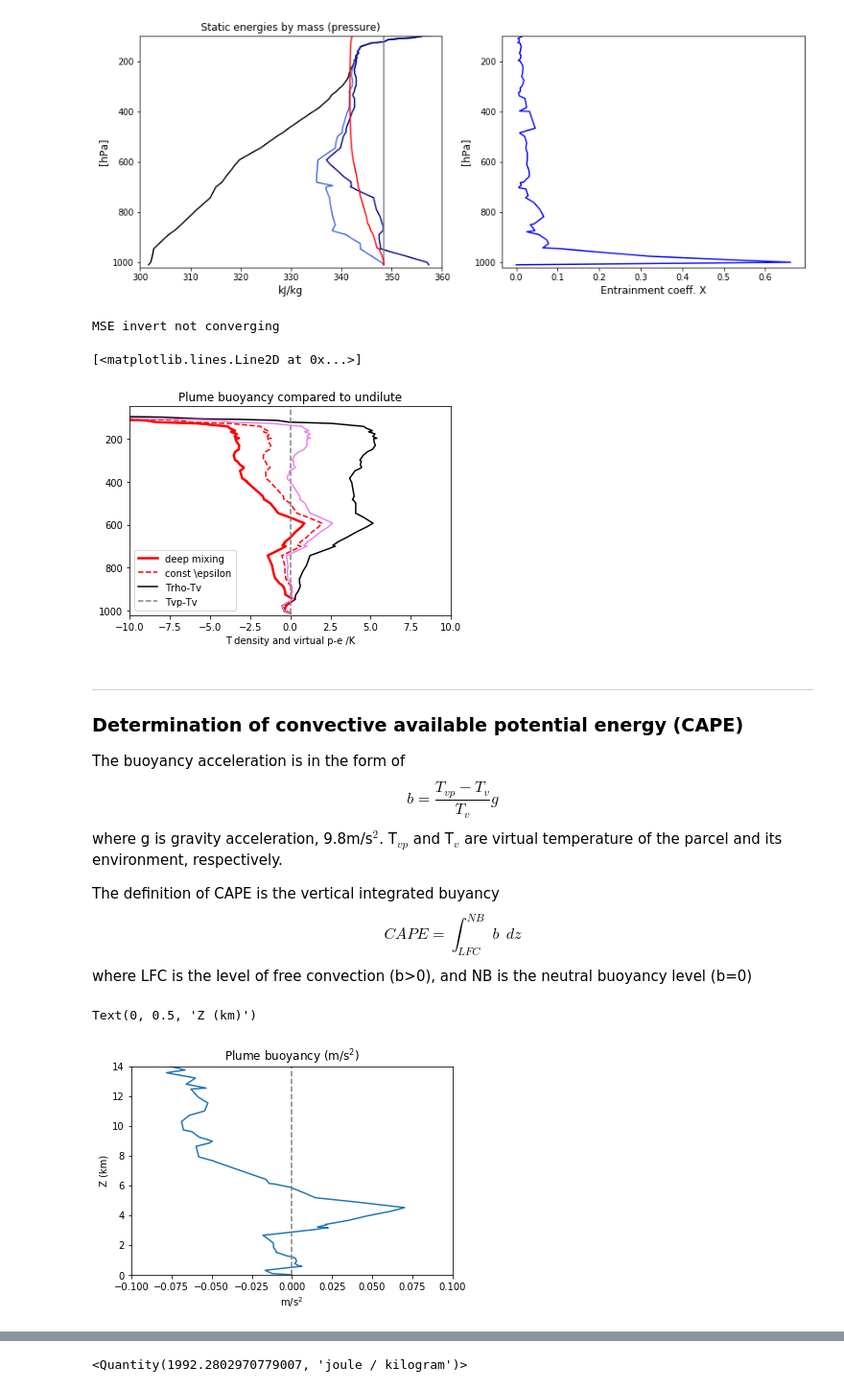
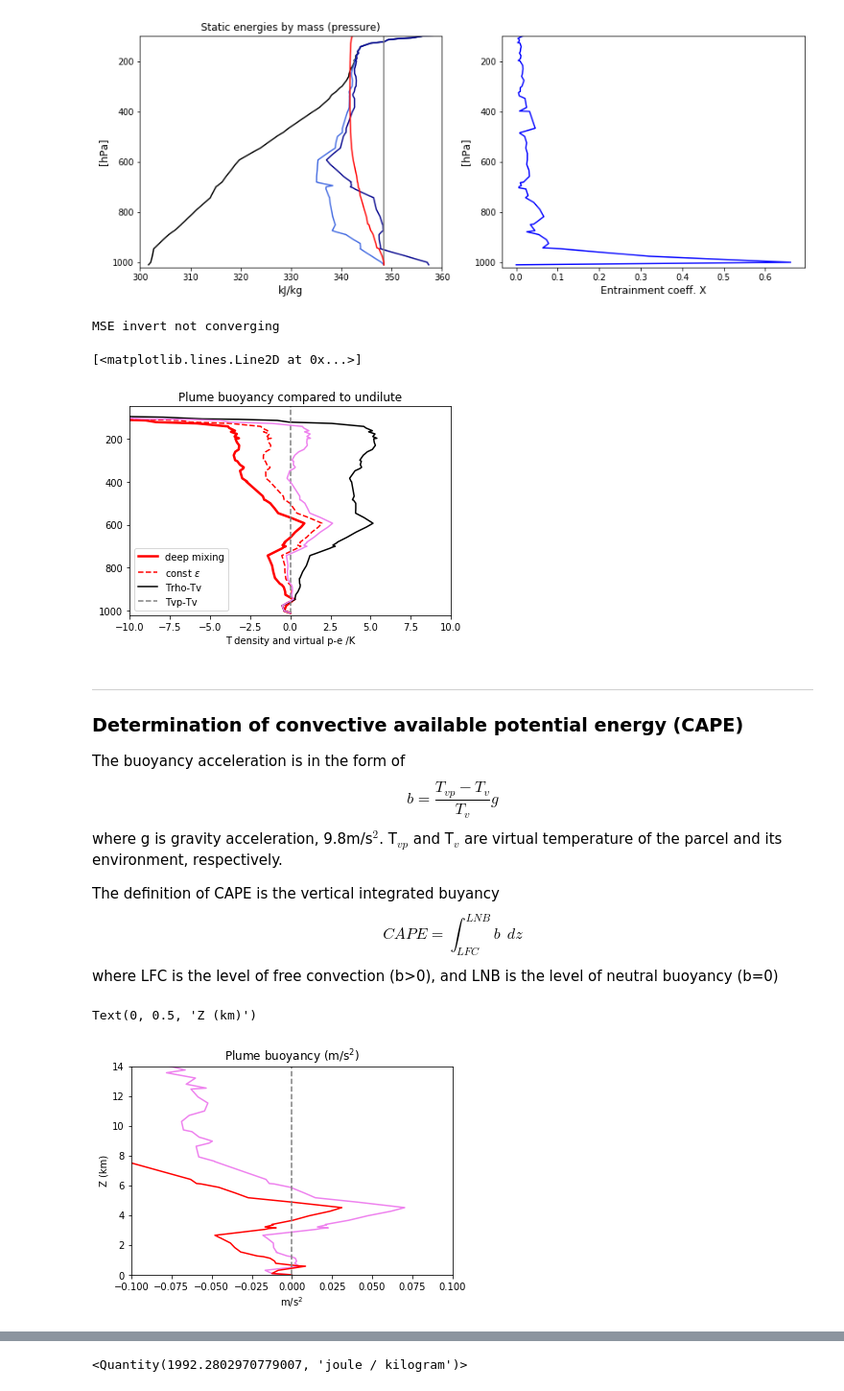
Before and after one commit to weiming9115/ATM663_convection_meso, a Jupyter notebook: Resources/Notebooks/Real_Parcel_Buoyancy_weiming.ipynb, the cells around one changed output, grey strips where cells are left out. Shown at 96% size. Drawn from its saved outputs; the diff is of its cells as text; code cells hidden in the pictures.

```diff
--- a/Resources/Notebooks/Real_Parcel_Buoyancy_weiming.ipynb
+++ b/Resources/Notebooks/Real_Parcel_Buoyancy_weiming.ipynb
@@ -556,13 +640,13 @@ plot( Tv(TpMSE,qvpMSE)-Tv(T,q) ,p, 'k'); plot(p*0,p,'--',color='grey')
 
 ylim([1020,50]); xlim([-10,10]);
 title('Plume buoyancy compared to undilute'); xlabel('T density and virtual p-e /K')
-plt.legend(['deep mixing','const \epsilon','Trho-Tv','Tvp-Tv'])
+plt.legend(['deep mixing','const $\epsilon$','Trho-Tv','Tvp-Tv'])
 
 plot( dTrho_MSE ,p ,'violet') # condensate loading
 # %% [output]
 MSE invert not converging
 [<matplotlib.lines.Line2D at 0x...>]
-[figure, old version]
+[figure, new version]
 # %% [markdown]
 ---------------
 <a name="CAPE"></a>
@@ -576,20 +660,23 @@ the parcel and its environment, respectively.
 
 The definition of CAPE is the vertical integrated buyancy
 \begin{equation*}
-CAPE = \int_{LFC}^{NB}b \ \ dz
+CAPE = \int_{LFC}^{LNB}b \ \ dz
 \end{equation*}
-where LFC is the level of free convection (b>0), and NB is the neutral buoyancy level (b=0)
+where LFC is the level of free convection (b>0), and LNB is the level of neutral buoyancy (b=0)
 # %%
-dTrho = Trho(Tplume,qvplume,qcplume)-Tv(T,q)
+dTrho = Trho(Tplume,qvplume,qcplume)-Tv(T,q) # const mixing
+dTrho_dmix = Trho(Tp_dmix,qvp_dmix,qcp_dmix)-Tv(T,q) # deep mixing
 
 b = 9.8* dTrho/(Tv(T,q)+273.2)
+b2 = 9.8* dTrho_dmix/(Tv(T,q)+273.2)
 
-plot(b ,Z/1000); plot(p*0,Z/1000,'--',color='grey')
+plot(b ,Z/1000,'violet'); plot(b2,Z/1000,'r')
+plot(p*0,Z/1000,'--',color='grey')
 ylim([0,14]); xlim([-0.1,0.1]);
 title('Plume buoyancy (m/s$^2$)'); xlabel('m/s$^2$'); ylabel('Z (km)')
 # %% [output]
 Text(0, 0.5, 'Z (km)')
-[figure, old version]
+[figure, new version]
 # %%
 cumb = np.cumsum(b*dZ)
 plot(cumb,Z/1000)
```
Also changed, not shown: parts of 21 cells of this notebook.
